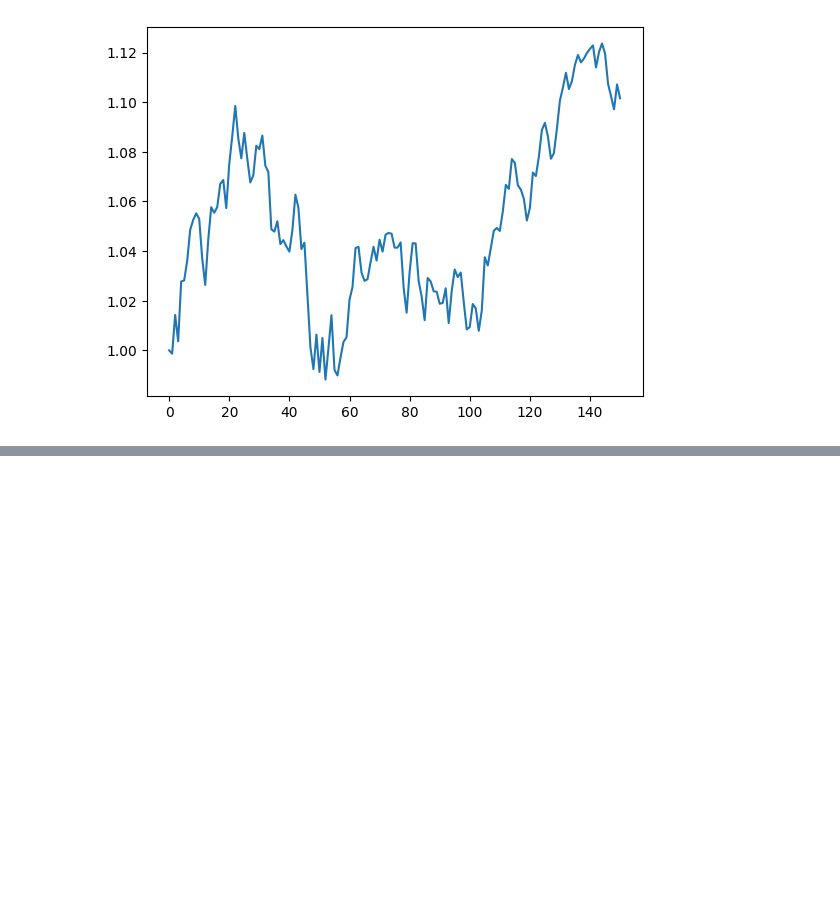
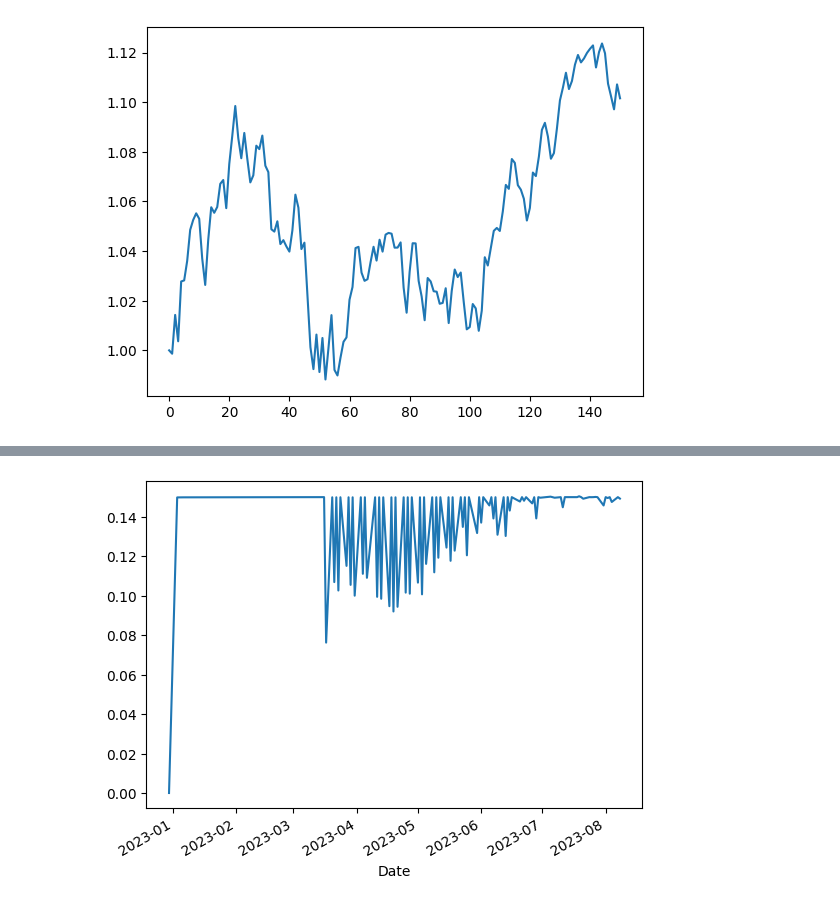
Before and after one commit to ac36796/index-optimizer, a Jupyter notebook: index_optimizer_report.ipynb, the cells around one changed output, grey strips where cells are left out. Saved outputs shown, nothing was run; the diff lists cells and outputs as text; code cells hidden in the pictures; blank space fills up the shorter version.

```diff
--- a/index_optimizer_report.ipynb
+++ b/index_optimizer_report.ipynb
@@ -271,0 +320,4 @@ res = optimizer.update_x0(x0).update_signal(signal).add_constraints(constraints)
+# %%
+df_res.eval('turnover=turnover+buys+sells')['turnover'].plot();
+# %% [output]
+[figure, added]
```
Also changed, not shown: parts of 12 cells of this notebook, 2 other files.
